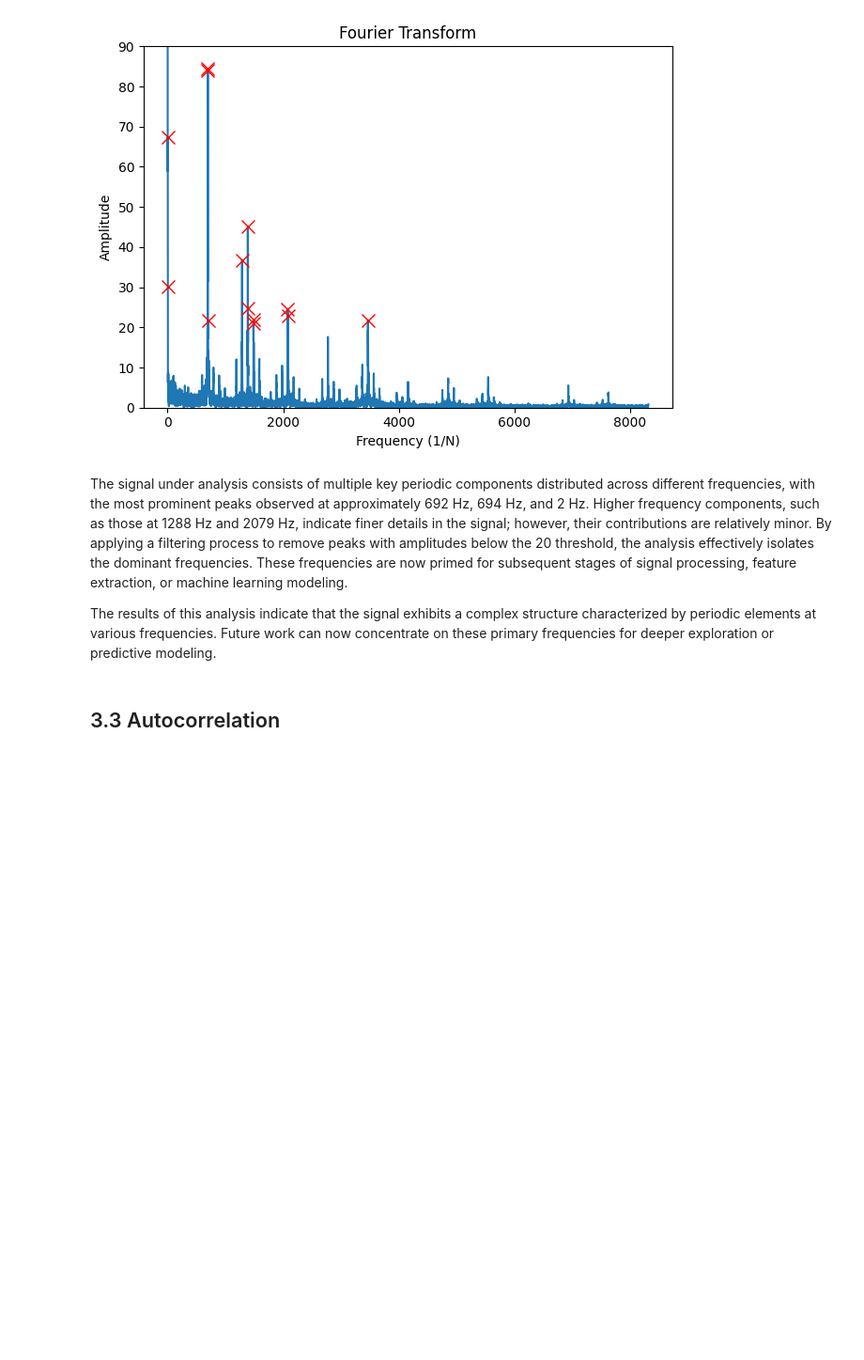
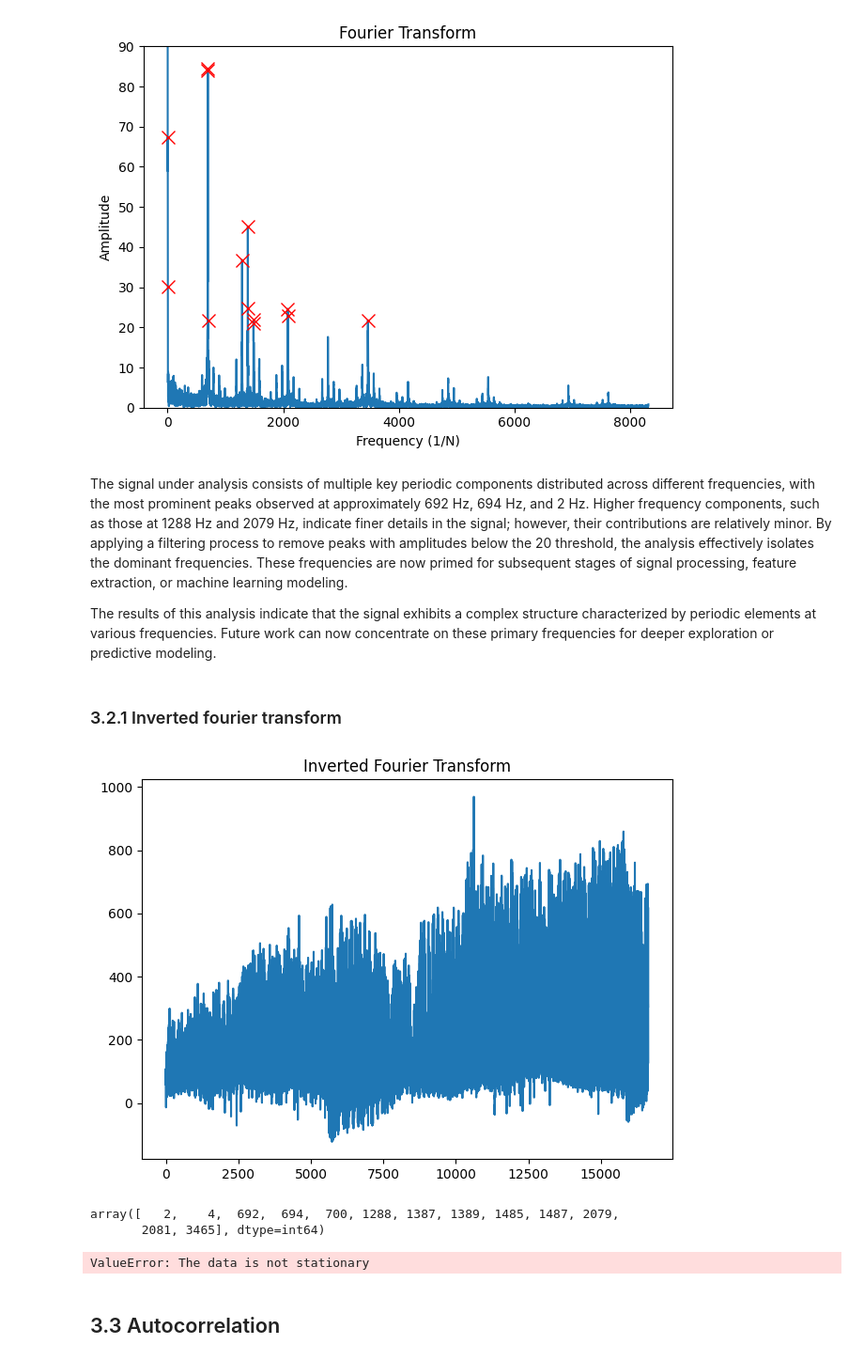
Before and after one commit to lalutir/Machine-Learning-Portfolio-2, a Jupyter notebook: main.ipynb, the cells around one changed output. Shown at 94% size. Cells and saved outputs as stored; diff of their text form; code cells hidden in the pictures; blank space fills up the shorter version.

```diff
--- a/main.ipynb
+++ b/main.ipynb
@@ -230,7 +231,7 @@ The analysis of the above plots reveals the following insights:
 # %% [markdown]
 ## 2.7 Application of conclusion
 # %%
-train_data = train_data.drop(['holiday', 'year', 'month', 'day'], axis=1)
+train_data = train_data.drop(['holiday', 'year', 'month', 'day', 'atemp', 'windspeed'], axis=1)
 # %% [markdown]
 ## 2.8 Changing `test_data`
 # %%
@@ -279,6 +280,21 @@ With amplitude: [67.34822877 30.04371046 84.48638012 84.06332976 21.60680841 36.
 The signal under analysis consists of multiple key periodic components distributed across different frequencies, with the most prominent peaks observed at approximately 692 Hz, 694 Hz, and 2 Hz. Higher frequency components, such as those at 1288 Hz and 2079 Hz, indicate finer details in the signal; however, their contributions are relatively minor. By applying a filtering process to remove peaks with amplitudes below the 20 threshold, the analysis effectively isolates the dominant frequencies. These frequencies are now primed for subsequent stages of signal processing, feature extraction, or machine learning modeling.
 
 The results of this analysis indicate that the signal exhibits a complex structure characterized by periodic elements at various frequencies. Future work can now concentrate on these primary frequencies for deeper exploration or predictive modeling.
+# %% [markdown]
+### 3.2.1 Inverted fourier transform
+# %%
+stat_tests.inverted_fourier_transform('cnt')
+# %% [output]
+[figure, added]
+# %%
+stat_tests.peaks
+# %% [output]
+array([   2,    4,  692,  694,  700, 1288, 1387, 1389, 1485, 1487, 2079,
+       2081, 3465], dtype=int64)
+# %%
+raise ValueError('The data is not stationary')
+# %% [output]
+ValueError: The data is not stationary
 # %% [markdown]
 ## 3.3 Autocorrelation
 # %%
```
Also changed, not shown: parts of 3 cells of this notebook, 8 other files.
